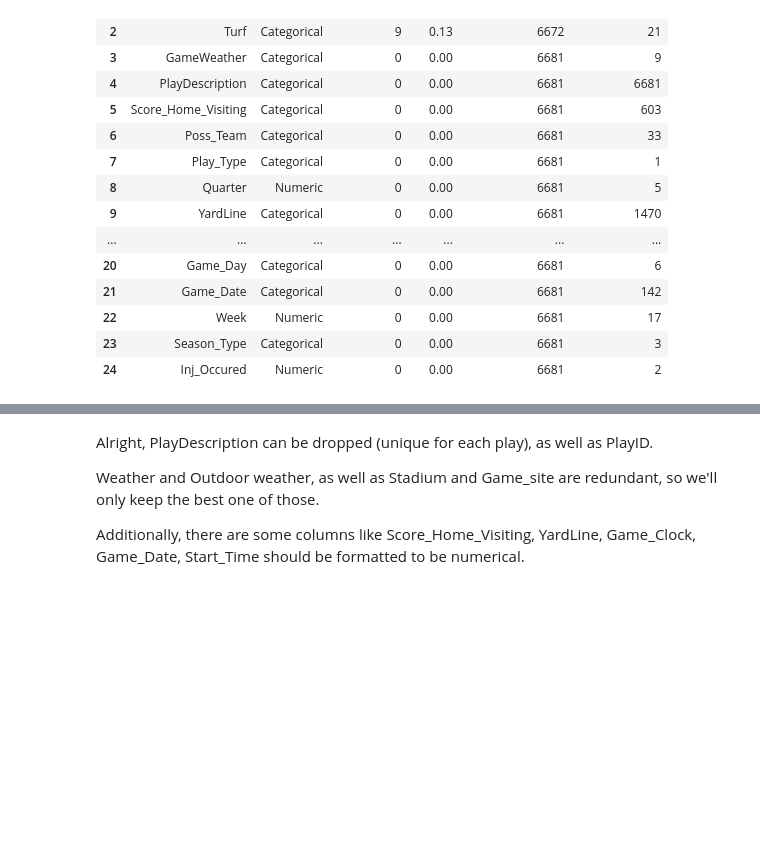
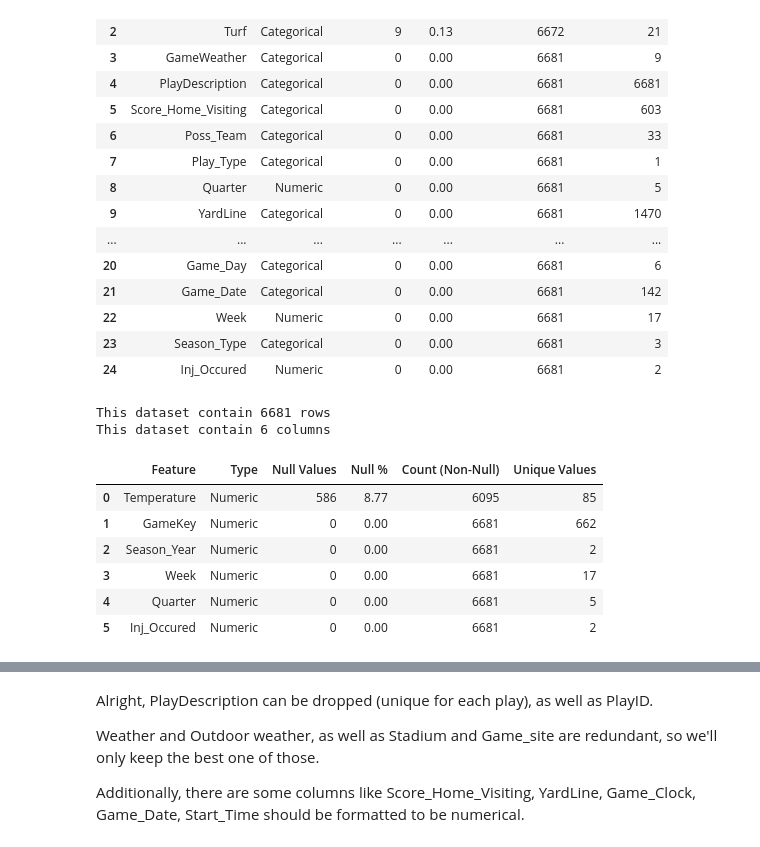
Before and after one commit to LeeMcFarling/AFL_Project_backup, a Jupyter notebook: Modeling/Weekly Assignments/Week_1.ipynb, the cells around one changed output, grey strips where cells are left out. Saved outputs shown, nothing was run; the diff lists cells and outputs as text; code cells hidden in the pictures; blank space fills up the shorter version.

```diff
--- a/Modeling/Weekly Assignments/Week_1.ipynb
+++ b/Modeling/Weekly Assignments/Week_1.ipynb
@@ -806,6 +816,19 @@ This dataset contain 25 columns
 | 22 | Week | Numeric | 0 | 0.00 | 6681 | 17 |
 | 23 | Season_Type | Categorical | 0 | 0.00 | 6681 | 3 |
 | 24 | Inj_Occured | Numeric | 0 | 0.00 | 6681 | 2 |
+# %%
+PDA_Numeric = numerify(PDA_All_Plays)
+profile_dataset(PDA_Numeric)
+# %% [output]
+This dataset contain 6681 rows
+This dataset contain 6 columns
+|  | Feature | Type | Null Values | Null % | Count (Non-Null) | Unique Values |
+| 0 | Temperature | Numeric | 586 | 8.77 | 6095 | 85 |
+| 1 | GameKey | Numeric | 0 | 0.00 | 6681 | 662 |
+| 2 | Season_Year | Numeric | 0 | 0.00 | 6681 | 2 |
+| 3 | Week | Numeric | 0 | 0.00 | 6681 | 17 |
+| 4 | Quarter | Numeric | 0 | 0.00 | 6681 | 5 |
+| 5 | Inj_Occured | Numeric | 0 | 0.00 | 6681 | 2 |
 # %%
 PDA_Categorical = categorify(PDA_All_Plays)
 profile_dataset(PDA_Categorical)
```
Also changed, not shown: parts of 41 cells of this notebook, 2 other files.
